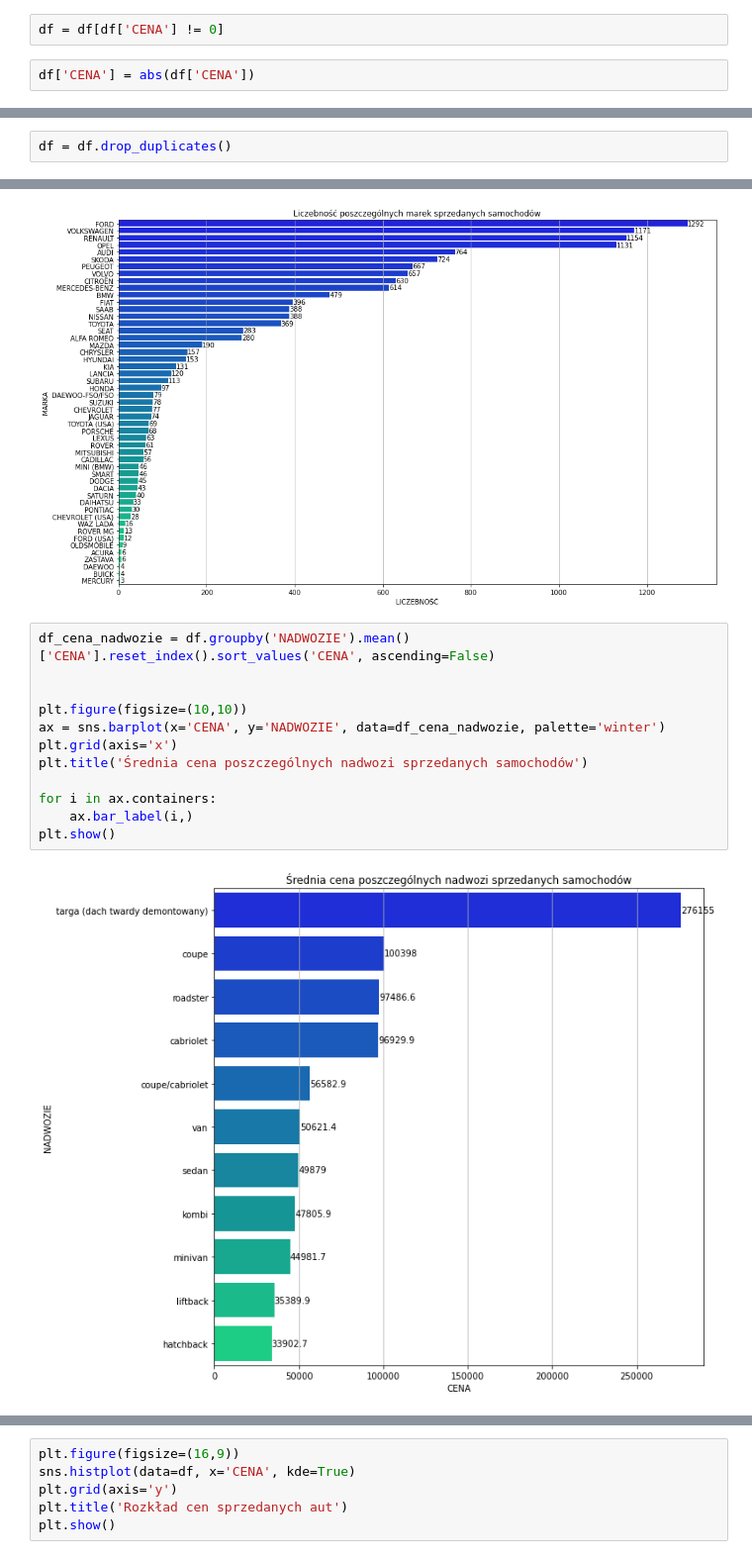
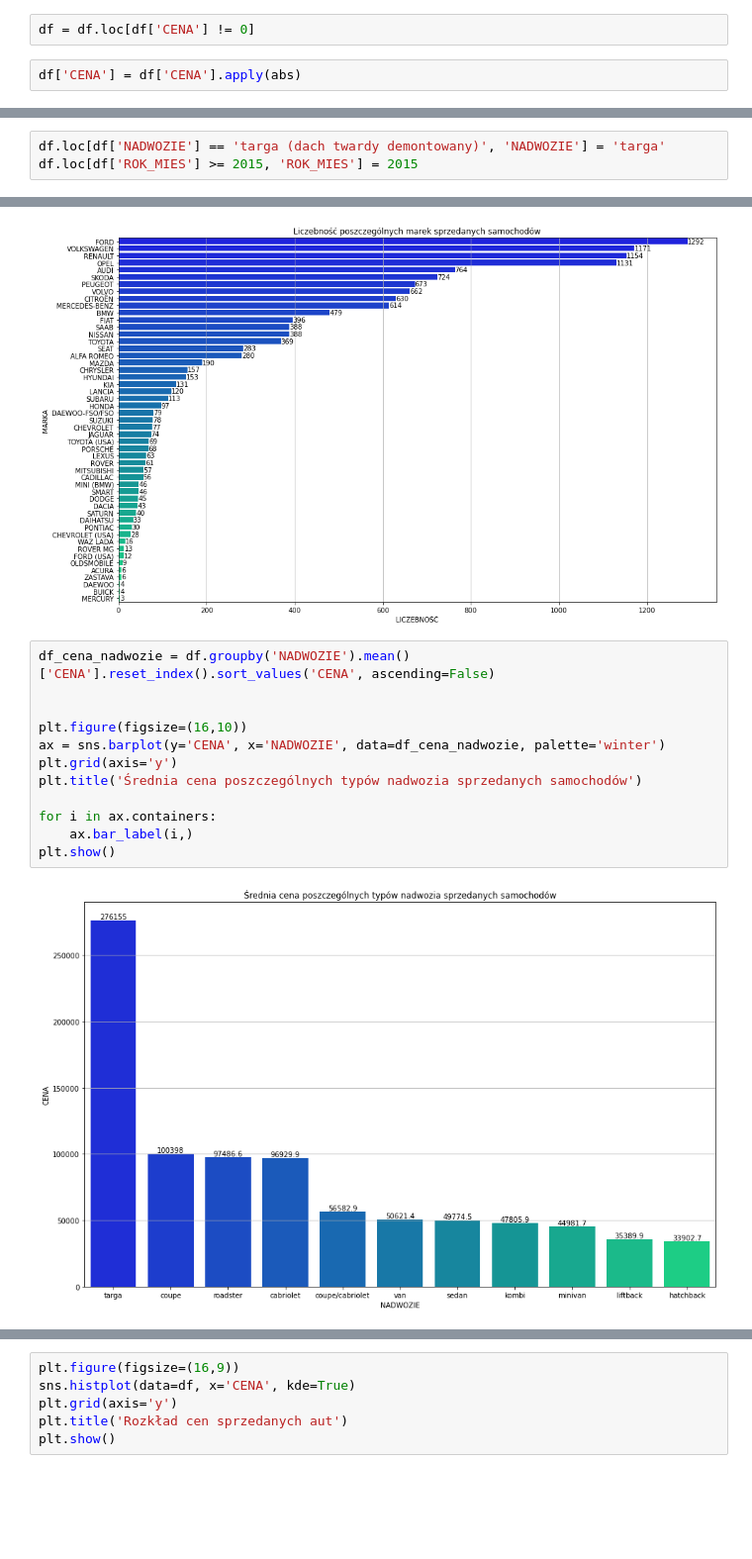
Before and after one commit to lukaszlachowicz/Projekty, a Jupyter notebook: analiza cen samochodów/analiza cen samochodów.ipynb, the cells around one changed output, grey strips where cells are left out. Shown at 99% size. Drawn from its saved outputs; the diff is of its cells as text; blank space fills up the shorter version.

```diff
--- a/analiza cen samochodów/analiza cen samochodów.ipynb
+++ b/analiza cen samochodów/analiza cen samochodów.ipynb
@@ -60,9 +60,9 @@ dtype: int64
 # %%
 df.dropna(inplace=True)
 # %%
-df = df[df['CENA'] != 0]
+df = df.loc[df['CENA'] != 0]
 # %%
-df['CENA'] = abs(df['CENA'])
+df['CENA'] = df['CENA'].apply(abs)
 # %% [output]
 A value is trying to be set on a copy of a slice from a DataFrame.
 Try using .loc[row_indexer,col_indexer] = value instead
@@ -72,3 +72,6 @@ See the caveats in the documentation: https://pandas.pydata.org/pandas-docs/stab
+# %%
+df.loc[df['NADWOZIE'] == 'targa (dach twardy demontowany)', 'NADWOZIE'] = 'targa'
+df.loc[df['ROK_MIES'] >= 2015, 'ROK_MIES'] = 2015
 # %%
 df
 # %% [output]
@@ -89,5 +92,3 @@ df
 df.duplicated().sum()
 # %% [output]
 11
-# %%
-df = df.drop_duplicates()
@@ -149,17 +155,17 @@ plt.show()
 # %%
 df_cena_nadwozie = df.groupby('NADWOZIE').mean()['CENA'].reset_index().sort_values('CENA', ascending=False)
 
 
-plt.figure(figsize=(10,10))
-ax = sns.barplot(x='CENA', y='NADWOZIE', data=df_cena_nadwozie, palette='winter')
-plt.grid(axis='x')
-plt.title('Średnia cena poszczególnych nadwozi sprzedanych samochodów')
+plt.figure(figsize=(16,10))
+ax = sns.barplot(y='CENA', x='NADWOZIE', data=df_cena_nadwozie, palette='winter')
+plt.grid(axis='y')
+plt.title('Średnia cena poszczególnych typów nadwozia sprzedanych samochodów')
 
 for i in ax.containers:
     ax.bar_label(i,)
 plt.show()
 # %% [output]
-[figure, old version]
+[figure, new version]
 # %%
 df_count_nadwozie = df.groupby('NADWOZIE').count()['MODEL_ID'].reset_index().sort_values('MODEL_ID', ascending=False)
 df_count_nadwozie.rename(columns={'MODEL_ID': 'LICZEBNOŚĆ'}, inplace=True)
```
Also changed, not shown: parts of 31 cells of this notebook.
